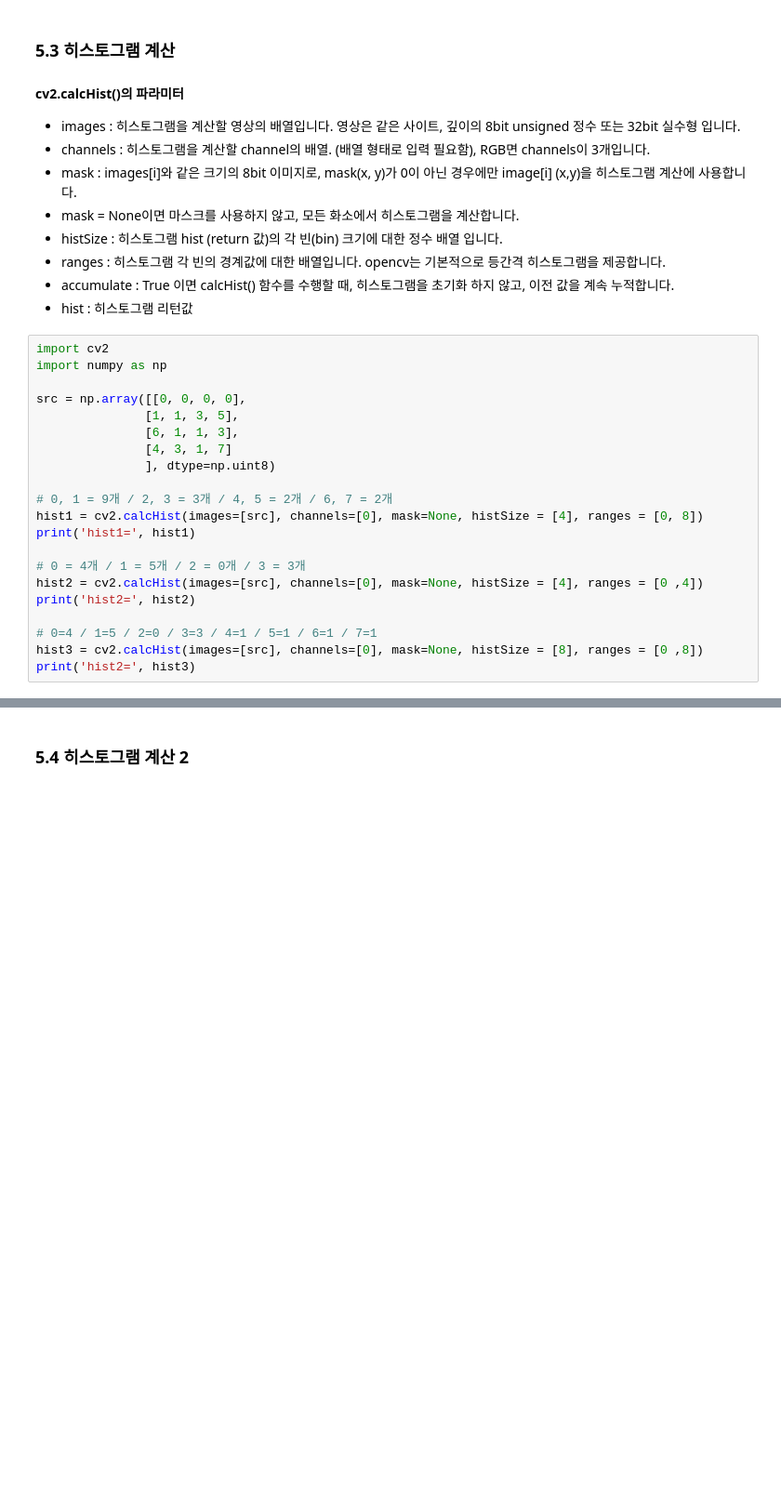
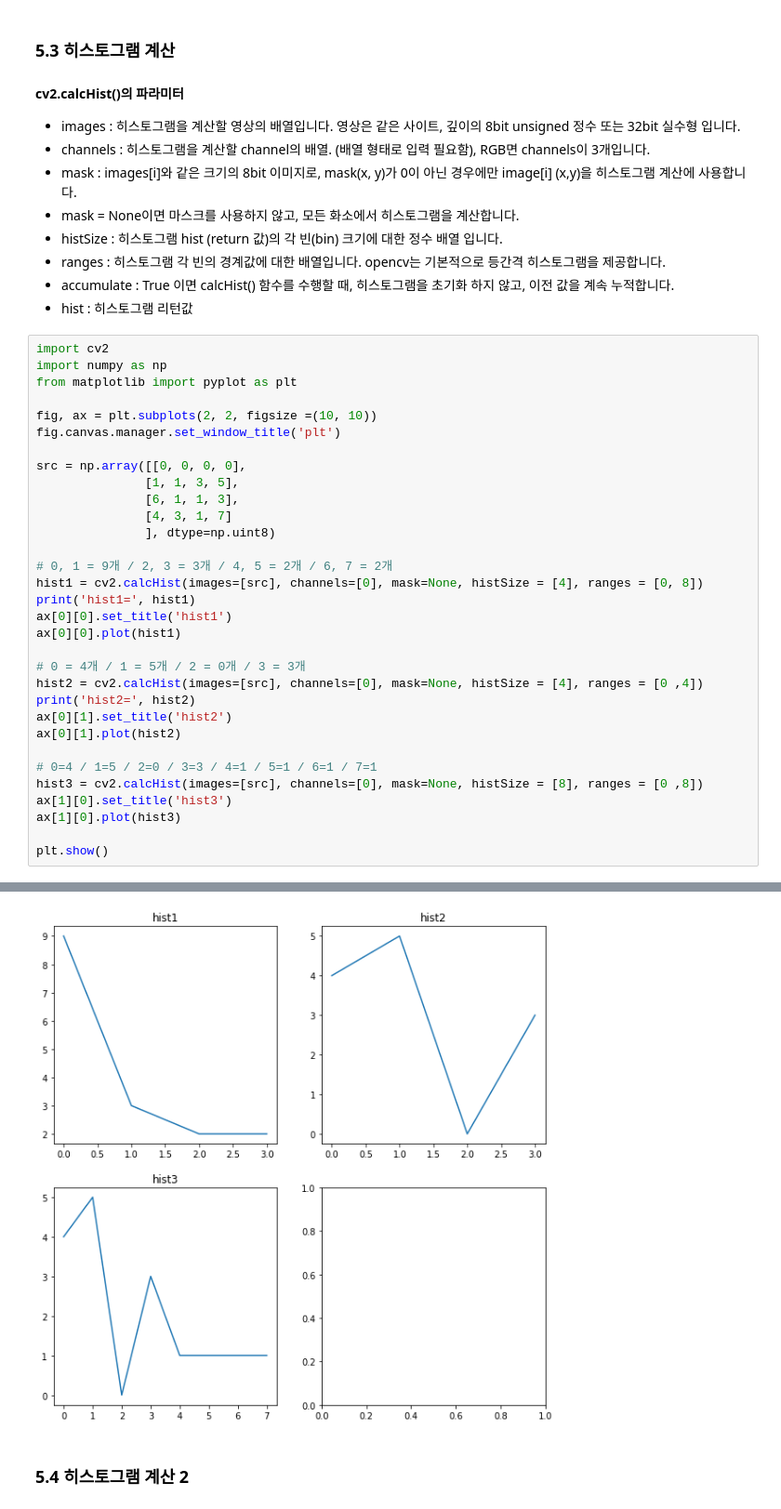
Before and after one commit to sedoll/knu_opencv, a Jupyter notebook: chap05/chap05.ipynb, the cells around one changed output, grey strips where cells are left out. Shown at 93% size. Drawn from its saved outputs; the diff is of its cells as text; blank space fills up the shorter version.

```diff
--- a/chap05/chap05.ipynb
+++ b/chap05/chap05.ipynb
@@ -152,6 +152,10 @@ cv2.destroyAllWindows()
 # %%
 import cv2
 import numpy as np
+from matplotlib import pyplot as plt
+
+fig, ax = plt.subplots(2, 2, figsize =(10, 10))
+fig.canvas.manager.set_window_title('plt')
 
 src = np.array([[0, 0, 0, 0],
                [1, 1, 3, 5],
@@ -162,14 +166,21 @@ src = np.array([[0, 0, 0, 0],
 # 0, 1 = 9개 / 2, 3 = 3개 / 4, 5 = 2개 / 6, 7 = 2개
 hist1 = cv2.calcHist(images=[src], channels=[0], mask=None, histSize = [4], ranges = [0, 8])
 print('hist1=', hist1)
+ax[0][0].set_title('hist1')
+ax[0][0].plot(hist1)
 
 # 0 = 4개 / 1 = 5개 / 2 = 0개 / 3 = 3개
 hist2 = cv2.calcHist(images=[src], channels=[0], mask=None, histSize = [4], ranges = [0 ,4])
 print('hist2=', hist2)
+ax[0][1].set_title('hist2')
+ax[0][1].plot(hist2)
 
 # 0=4 / 1=5 / 2=0 / 3=3 / 4=1 / 5=1 / 6=1 / 7=1
 hist3 = cv2.calcHist(images=[src], channels=[0], mask=None, histSize = [8], ranges = [0 ,8])
-print('hist2=', hist3)
+ax[1][0].set_title('hist3')
+ax[1][0].plot(hist3)
+
+plt.show()
 # %% [output]
 hist1= [[9.]
  [3.]
@@ -190,3 +193,4 @@ hist2= [[4.]
+[figure, added]
 # %% [markdown]
 ### 5.4 히스토그램 계산 2
 # %%
```
Also changed, not shown: parts of 13 cells of this notebook, 2 other files.
